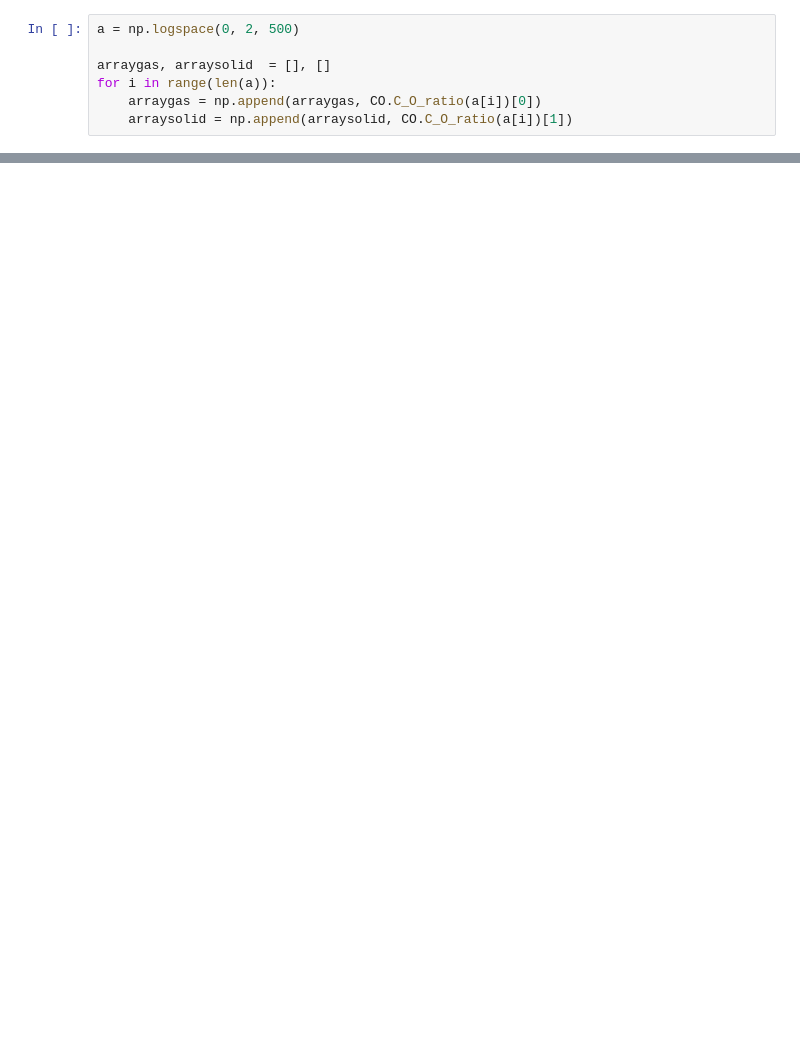
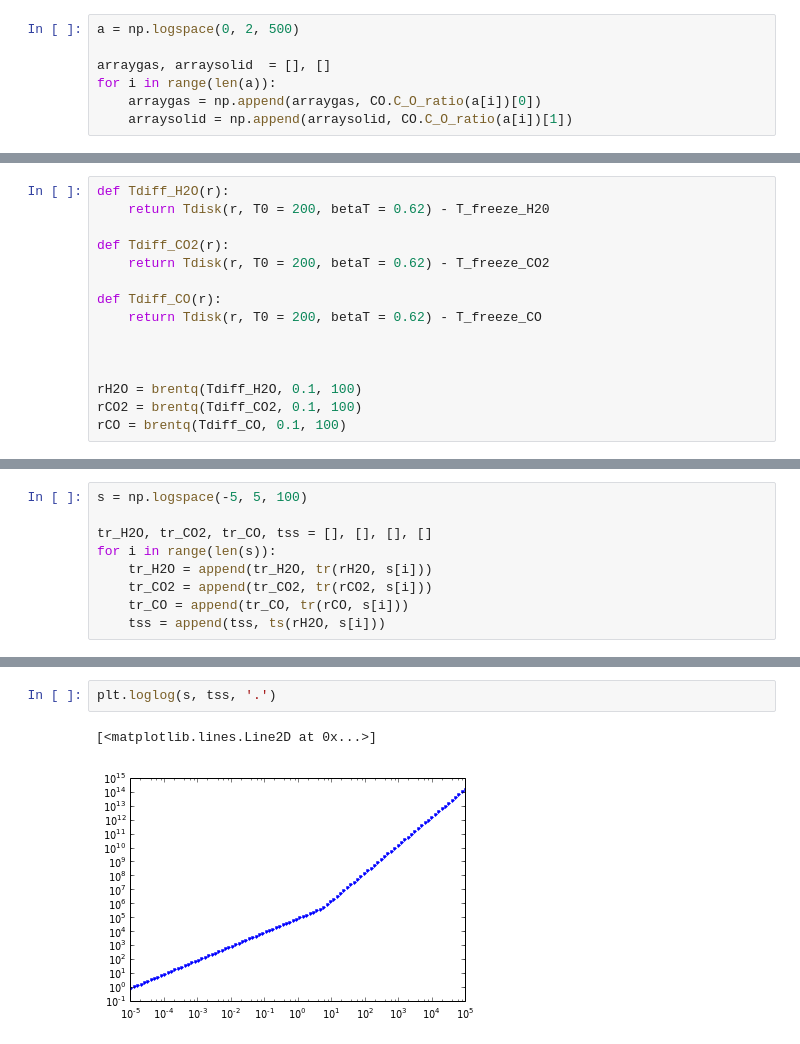
Before and after one commit to apiso/Thesis, a Jupyter notebook: python/CO_plots.ipynb, the cells around one changed output, grey strips where cells are left out. Cells and saved outputs as stored; diff of their text form; blank space fills up the shorter version.

```diff
--- a/python/CO_plots.ipynb
+++ b/python/CO_plots.ipynb
@@ -21 +25,16 @@ plt.ylabel('C/O ratio')
 [figure]
+# %%
+def Tdiff_H2O(r):
+    return Tdisk(r, T0 = 200, betaT = 0.62) - T_freeze_H20
+
+def Tdiff_CO2(r):
+    return Tdisk(r, T0 = 200, betaT = 0.62) - T_freeze_CO2
+
+def Tdiff_CO(r):
+    return Tdisk(r, T0 = 200, betaT = 0.62) - T_freeze_CO
+
+
+
+rH2O = brentq(Tdiff_H2O, 0.1, 100)
+rCO2 = brentq(Tdiff_CO2, 0.1, 100)
+rCO = brentq(Tdiff_CO, 0.1, 100)
@@ -21,0 +73,9 @@ plt.ylabel('C/O ratio')
+# %%
+s = np.logspace(-5, 5, 100)
+
+tr_H2O, tr_CO2, tr_CO, tss = [], [], [], []
+for i in range(len(s)):
+    tr_H2O = append(tr_H2O, tr(rH2O, s[i]))
+    tr_CO2 = append(tr_CO2, tr(rCO2, s[i]))
+    tr_CO = append(tr_CO, tr(rCO, s[i]))
+    tss = append(tss, ts(rH2O, s[i]))
@@ -21,0 +98,5 @@ plt.ylabel('C/O ratio')
+# %%
+plt.loglog(s, tss, '.')
+# %% [output]
+[<matplotlib.lines.Line2D at 0x...>]
+[figure, added]
```
Also changed, not shown: parts of 7 cells of this notebook, 7 other files.
